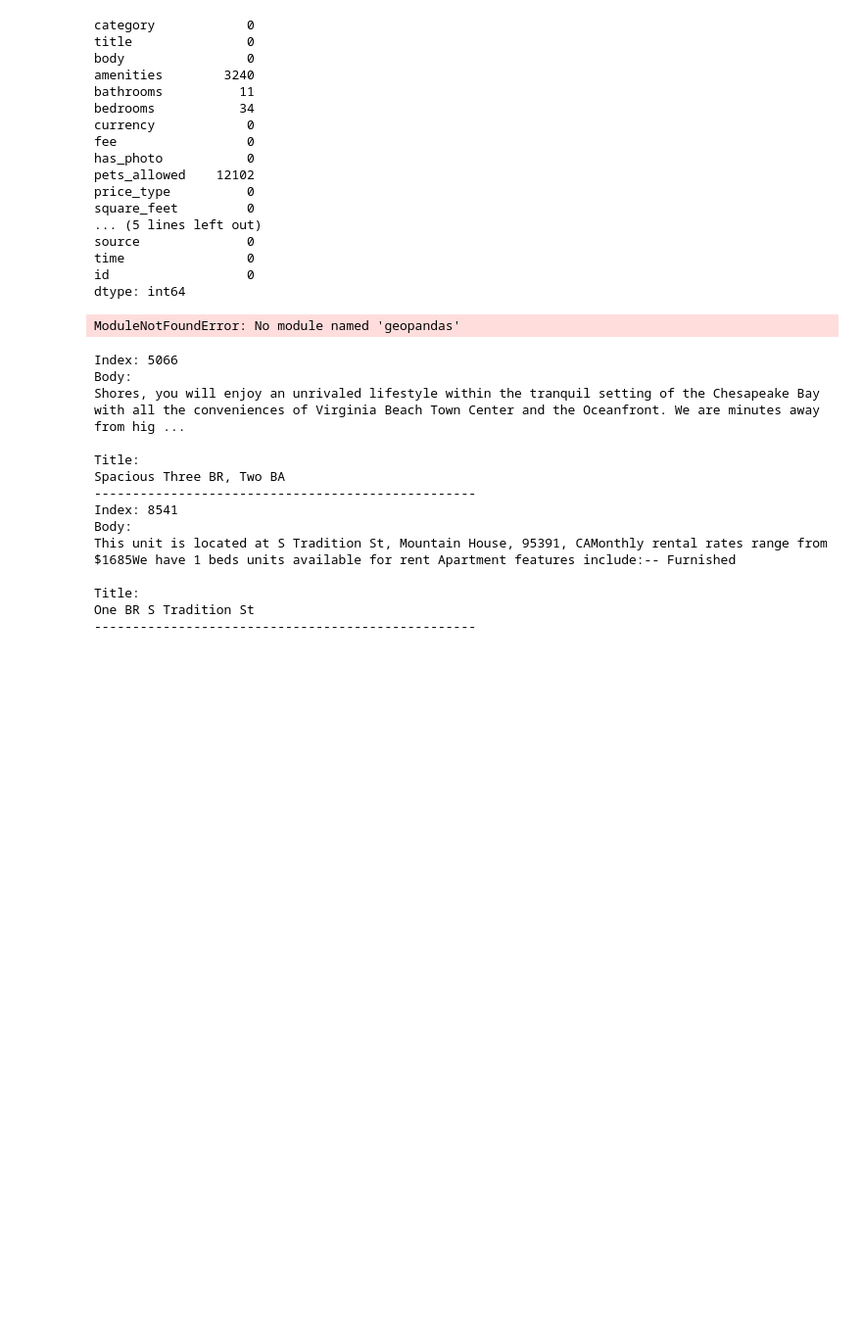
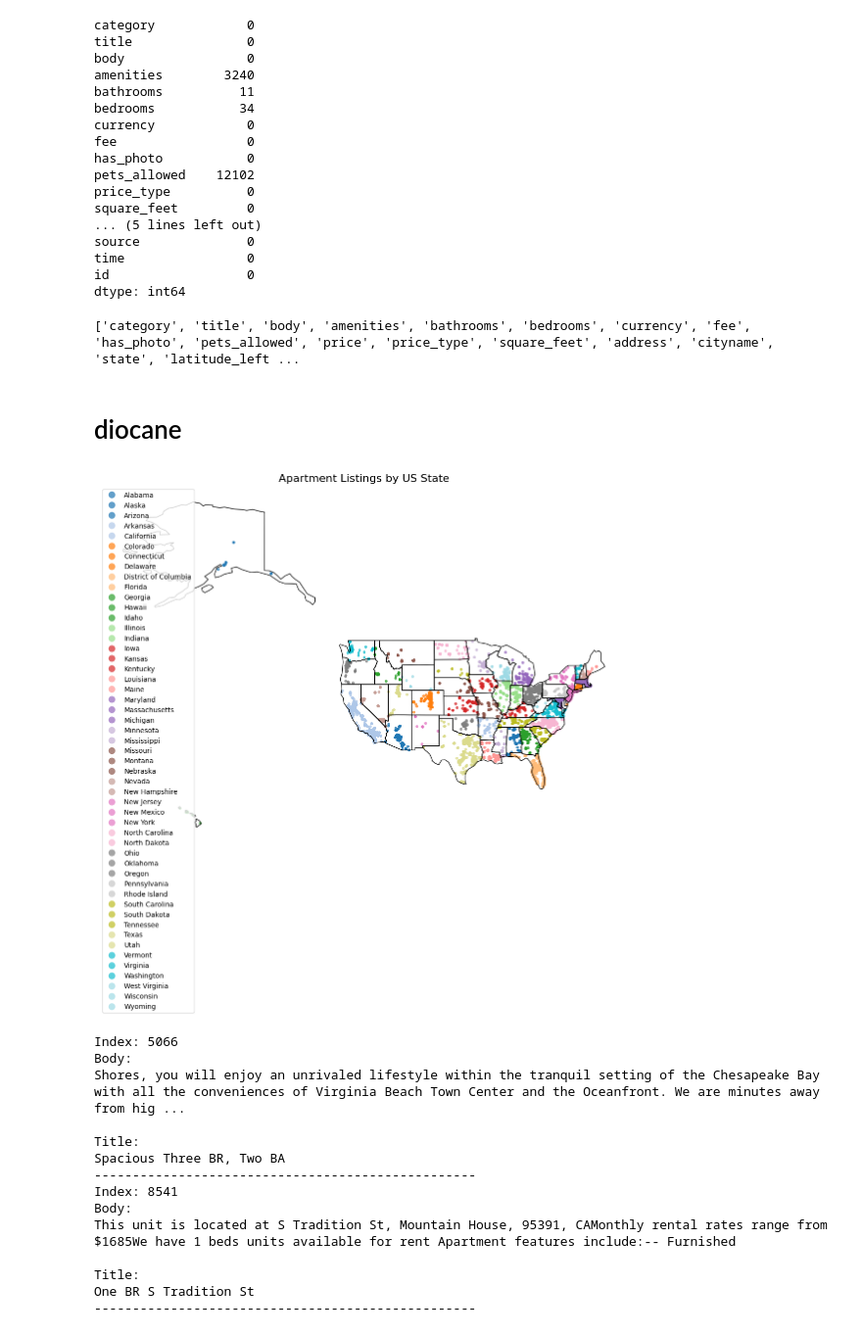
Before and after one commit to giulianaparadiso99/Data-science-lab-process-and-methods, a Jupyter notebook: main2.ipynb, the cells around one changed output. Shown at 98% size. Saved outputs shown, nothing was run; the diff lists cells and outputs as text; code cells hidden in the pictures; blank space fills up the shorter version.

```diff
--- a/main2.ipynb
+++ b/main2.ipynb
@@ -76,51 +76,64 @@ source              0
 time                0
 id                  0
 dtype: int64
+# %%
+
+print(list(gdf_points_with_state.columns))
+# %% [output]
+['category', 'title', 'body', 'amenities', 'bathrooms', 'bedrooms', 'currency', 'fee', 'has_photo', 'pets_allowed', 'price', 'price_type', 'square_feet', 'address', 'cityname', 'state', 'latitude_left ...
+# %% [markdown]
+<h1> diocane
 # %%
+import pandas as pd
 import geopandas as gpd
-import pandas as pd
 import matplotlib.pyplot as plt
 
-# Carica la mappa degli USA
-world = gpd.read_file(gpd.datasets.get_path('naturalearth_lowres'))
-usa = world[world['name'] == 'United States of America']
+world = gpd.read_file("geopandas_files/countries/ne_110m_admin_0_countries.shp")
+usa = world[world['NAME'] == 'United States of America']
 
-# Se vuoi includere solo il continente (escludendo AK e HI) puoi:
-# usa_continent = usa.to_crs("EPSG:3395")  # usare CRS Mercator se necessario
+# Carica un dataset con i confini degli stati USA
+# Se non hai un file, puoi usare uno come questo (usa-census states shapefile)
+states = gpd.read_file('geopandas_files/states/ne_110m_admin_1_states_provinces.shp')  # <-- Modifica con il tuo file
 
-# Carica il tuo dataset (contenente latitude e longitude)
-df = pd.read_csv('your_data.csv')
+# Carica il tuo dataset con latitude e longitude
+#df = pd.read_csv('your_data.csv')  # <-- Inserisci il tuo file CSV
 
-# Trasformalo in GeoDataFrame
+# Crea un GeoDataFrame dai tuoi punti
 gdf_points = gpd.GeoDataFrame(
     df,
     geometry=gpd.points_from_xy(df['longitude'], df['latitude']),
-    crs="EPSG:4326"  # WGS84
+    crs="EPSG:4326"
 )
 
-# Reproietta le geometrie per allinearsi alla mappa (opzionale)
-usa = usa.to_crs(epsg=4326)
+# Assicurati che i CRS siano allineati
+states = states.to_crs(epsg=4326)
 gdf_points = gdf_points.to_crs(epsg=4326)
 
+# Spatial join per associare ogni punto allo stato in cui si trova
+gdf_points_with_state = gpd.sjoin(gdf_points, states, how='left', predicate='within')
+
 # Crea il plot
-fig, ax = plt.subplots(1, 1, figsize=(12, 8))
-usa.plot(ax=ax, color='lightgrey', edgecolor='black')
+fig, ax = plt.subplots(1, 1, figsize=(14, 10))
 
-# Plotta i punti degli appartamenti
-gdf_points.plot(ax=ax,
-                color='#1f77b4',
-                markersize=10,
-                alpha=0.6,
-                label='Listings')
+# Disegna i confini degli stati
+states.boundary.plot(ax=ax, linewidth=1, color='black')
 
-# Personalizza il grafico
-ax.set_title('Apartment Locations across the USA')
+# Colora i punti in base allo stato (assumendo che il nome dello stato sia nella colonna 'NAME')
+gdf_points_with_state.plot(
+    ax=ax,
+    column='name',  # o usa il nome effettivo della colonna con i nomi degli stati
+    cmap='tab20',
+    markersize=10,
+    alpha=0.7,
+    legend=True
+)
+
+# Titolo e stile
+ax.set_title('Apartment Listings by US State', fontsize=16)
 ax.set_axis_off()
-ax.legend()
-
 plt.show()
 # %% [output]
-ModuleNotFoundError: No module named 'geopandas'
+[figure, added]
 # %%
 # Filtra le righe dove latitude o longitude mancano
 missing_geo = evaluate_df[evaluate_df['latitude'].isnull() | evaluate_df['longitude'].isnull()]
```
Also changed, not shown: parts of 1 cell of this notebook.
